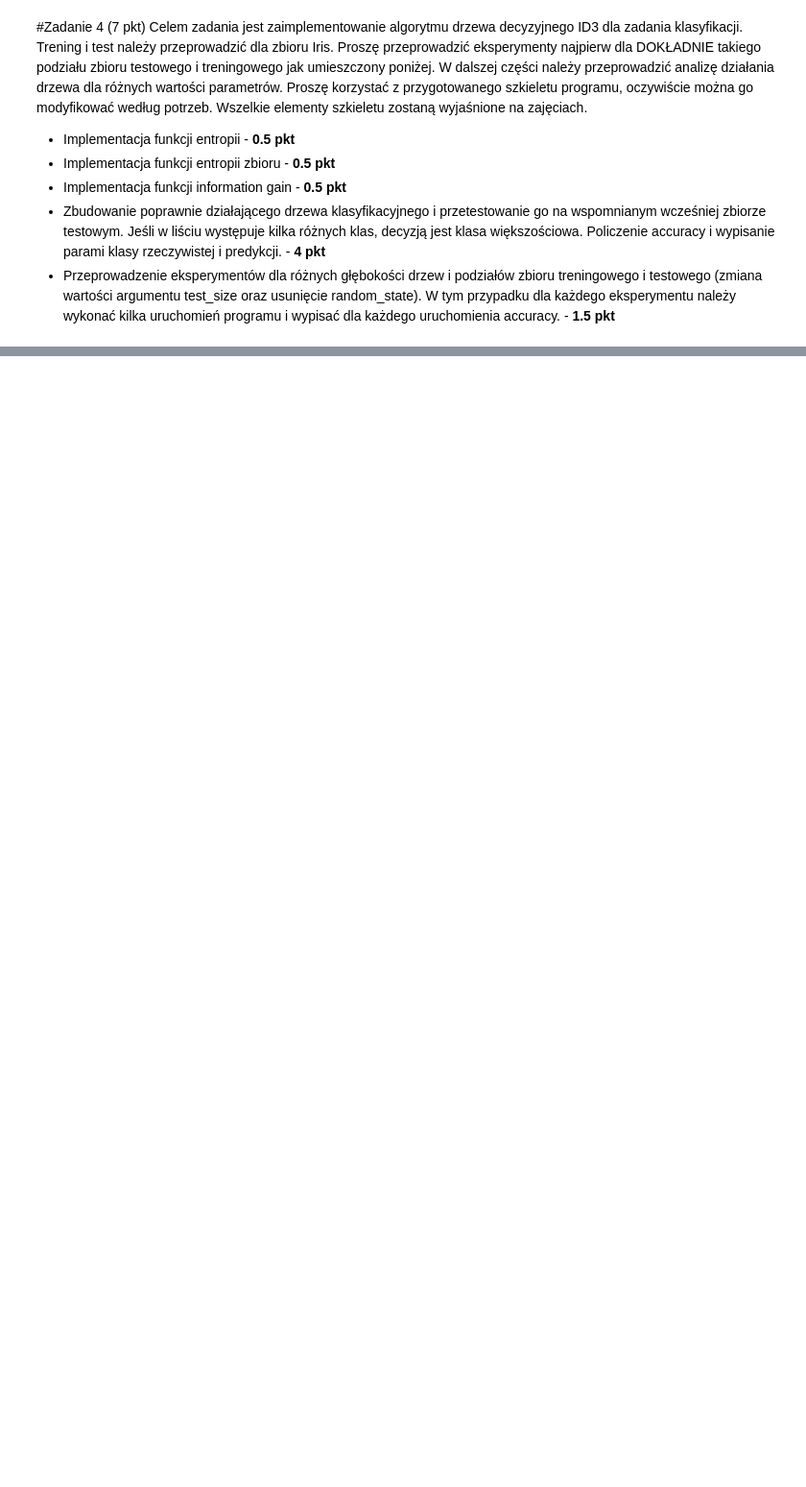
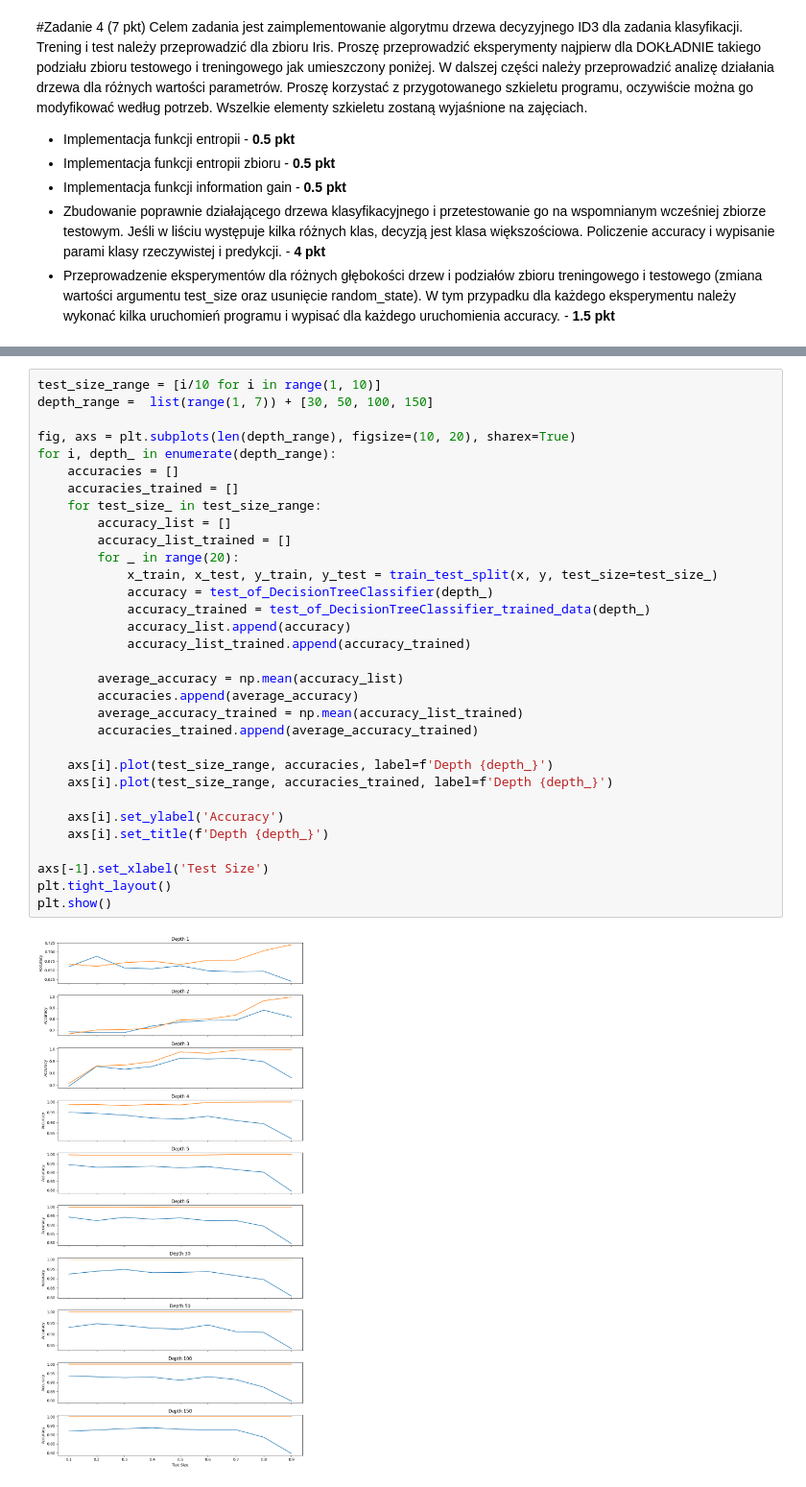
Before and after one commit to gwardasz/wsi-lab, a Jupyter notebook: Zadanie_4.ipynb, the cells around one changed output, grey strips where cells are left out. Shown: that part at 96% size. Drawn from its saved outputs; the diff is of its cells as text; blank space fills up the shorter version.

```diff
--- a/Zadanie_4.ipynb
+++ b/Zadanie_4.ipynb
@@ -81,0 +231,34 @@ for sample, gt in zip(x_test, y_test):
+# %%
+test_size_range = [i/10 for i in range(1, 10)]
+depth_range =  list(range(1, 7)) + [30, 50, 100, 150]
+
+fig, axs = plt.subplots(len(depth_range), figsize=(10, 20), sharex=True)
+for i, depth_ in enumerate(depth_range):
+    accuracies = []
+    accuracies_trained = []
+    for test_size_ in test_size_range:
+        accuracy_list = []
+        accuracy_list_trained = []
+        for _ in range(20):
+            x_train, x_test, y_train, y_test = train_test_split(x, y, test_size=test_size_)
+            accuracy = test_of_DecisionTreeClassifier(depth_)
+            accuracy_trained = test_of_DecisionTreeClassifier_trained_data(depth_)
+            accuracy_list.append(accuracy)
+            accuracy_list_trained.append(accuracy_trained)
+
+        average_accuracy = np.mean(accuracy_list)
+        accuracies.append(average_accuracy)
+        average_accuracy_trained = np.mean(accuracy_list_trained)
+        accuracies_trained.append(average_accuracy_trained)
+
+    axs[i].plot(test_size_range, accuracies, label=f'Depth {depth_}')
+    axs[i].plot(test_size_range, accuracies_trained, label=f'Depth {depth_}')
+
+    axs[i].set_ylabel('Accuracy')
+    axs[i].set_title(f'Depth {depth_}')
+
+axs[-1].set_xlabel('Test Size')
+plt.tight_layout()
+plt.show()
+# %% [output]
+[figure, added]
```
Also changed, not shown: parts of 7 cells of this notebook.
